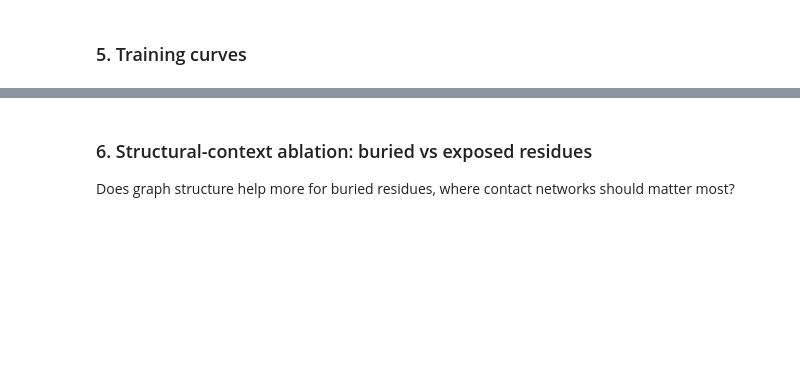
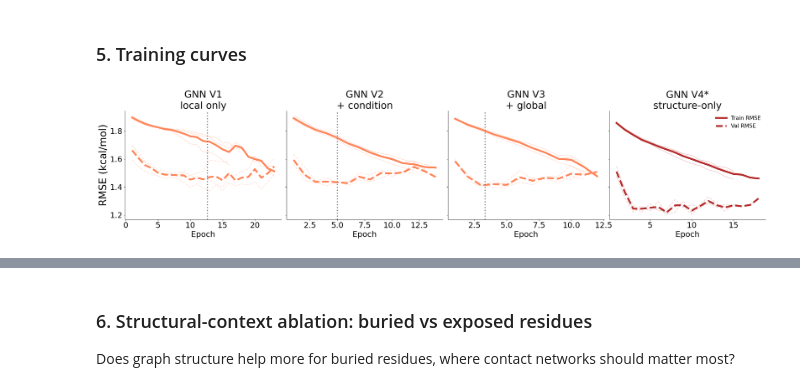
Before and after one commit to amy-acharya/aml-final-project, a Jupyter notebook: final_figures.ipynb, the cells around one changed output, grey strips where cells are left out. Saved outputs shown, nothing was run; the diff lists cells and outputs as text; code cells hidden in the pictures; blank space fills up the shorter version.

```diff
--- a/final_figures.ipynb
+++ b/final_figures.ipynb
@@ -673,2 +919,77 @@ Which additions to the GNN helped: condition features, global graph pooling, or
 # %% [markdown]
 ### 5. Training curves
+# %%
+fig_width = 26
+fig_height = 6
+line_width = 5
+seed_line_width = 2
+seed_alpha = 0.20
+mean_alpha = 0.95
+best_linewidth = 3
+x_label_fontsize = 22
+y_label_fontsize = 28
+title_fontsize = 27
+tick_fontsize = 22
+legend_fontsize = 15
+
+version_order = [
+    "V1 local_delta available-graph GNN",
+    "V2 local_delta + condition feats available-graph GNN",
+    "V3 local + global + condition feats available-graph GNN",
+    "V4 structure-only distance-aware GNN",
+]
+
+title_map = {
+    "V1 local_delta available-graph GNN": "GNN V1\nlocal only",
+    "V2 local_delta + condition feats available-graph GNN": "GNN V2\n+ condition",
+    "V3 local + global + condition feats available-graph GNN": "GNN V3\n+ global",
+    "V4 structure-only distance-aware GNN": "GNN V4*\nstructure-only",
+}
+
+color_map = {
+    "V1 local_delta available-graph GNN": "coral",
+    "V2 local_delta + condition feats available-graph GNN": "coral",
+    "V3 local + global + condition feats available-graph GNN": "coral",
+    "V4 structure-only distance-aware GNN": "firebrick",
+}
+
+plot_versions = [v for v in version_order if v in training_history["version"].unique()]
+
+fig, axes = plt.subplots(1, len(plot_versions), figsize=(fig_width, fig_height), sharey=True)
+
+if len(plot_versions) == 1:
+    axes = [axes]
+
+for ax, version in zip(axes, plot_versions):
+    sub = training_history[training_history["version"].eq(version)].copy()
+    color = color_map.get(version, "gray")
+
+    for seed, seed_df in sub.groupby("seed"):
+        seed_df = seed_df.sort_values("epoch")
+        ax.plot(seed_df["epoch"], seed_df["train_rmse"], color=color, linestyle="-", linewidth=seed_line_width, alpha=seed_alpha)
+        ax.plot(seed_df["epoch"], seed_df["val_rmse"], color=color, linestyle="--", linewidth=seed_line_width, alpha=seed_alpha)
+
+    mean_df = sub.groupby("epoch", as_index=False)[["train_rmse", "val_rmse"]].mean()
+    ax.plot(mean_df["epoch"], mean_df["train_rmse"], color=color, linestyle="-", linewidth=line_width, alpha=mean_alpha, label="Train RMSE")
+    ax.plot(mean_df["epoch"], mean_df["val_rmse"], color=color, linestyle="--", linewidth=line_width, alpha=mean_alpha, label="Val RMSE")
+
+    if "gnn_seed_results" in globals():
+        best_epoch_rows = gnn_seed_results[gnn_seed_results["version"].eq(version)]
+        if len(best_epoch_rows) > 0:
+            best_epoch = best_epoch_rows["best_epoch"].mean()
+            ax.axvline(best_epoch, color="gray", linestyle=":", linewidth=best_linewidth, label=f"Mean best epoch ({best_epoch:.1f})")
+
+    ax.set_xlabel("Epoch", fontsize=x_label_fontsize)
+    ax.set_title(title_map.get(version, version), fontsize=title_fontsize)
+    ax.tick_params(axis="both", labelsize=tick_fontsize)
+    ax.spines["top"].set_visible(False)
+    ax.spines["right"].set_visible(False)
+
+axes[0].set_ylabel("RMSE (kcal/mol)", fontsize=y_label_fontsize)
+axes[-1].legend(fontsize=legend_fontsize, frameon=False, loc="upper right")
+
+plt.tight_layout()
+# fig.savefig(PROJECT_ROOT / "assets" / "figures" / "gnn_training_curves", dpi=300, bbox_inches="tight")
+plt.show()
+# %% [output]
+[figure, added]
```
Also changed, not shown: parts of 20 cells of this notebook, 7 other files.
